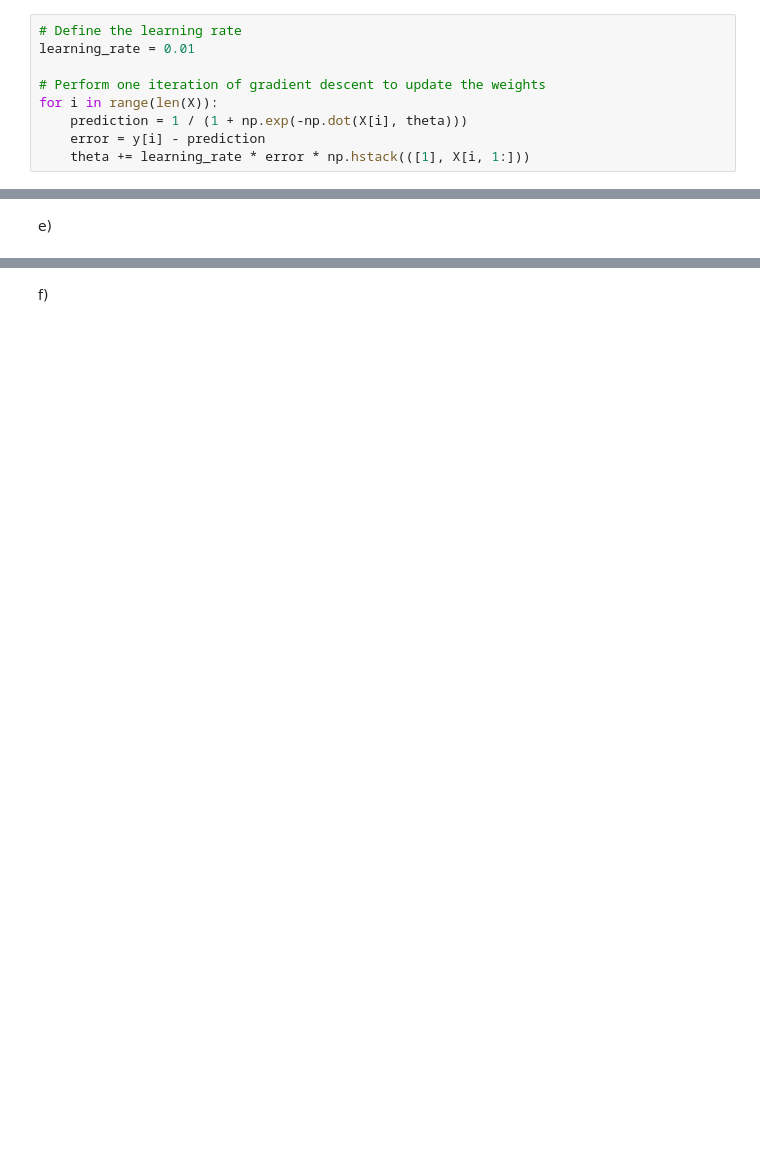
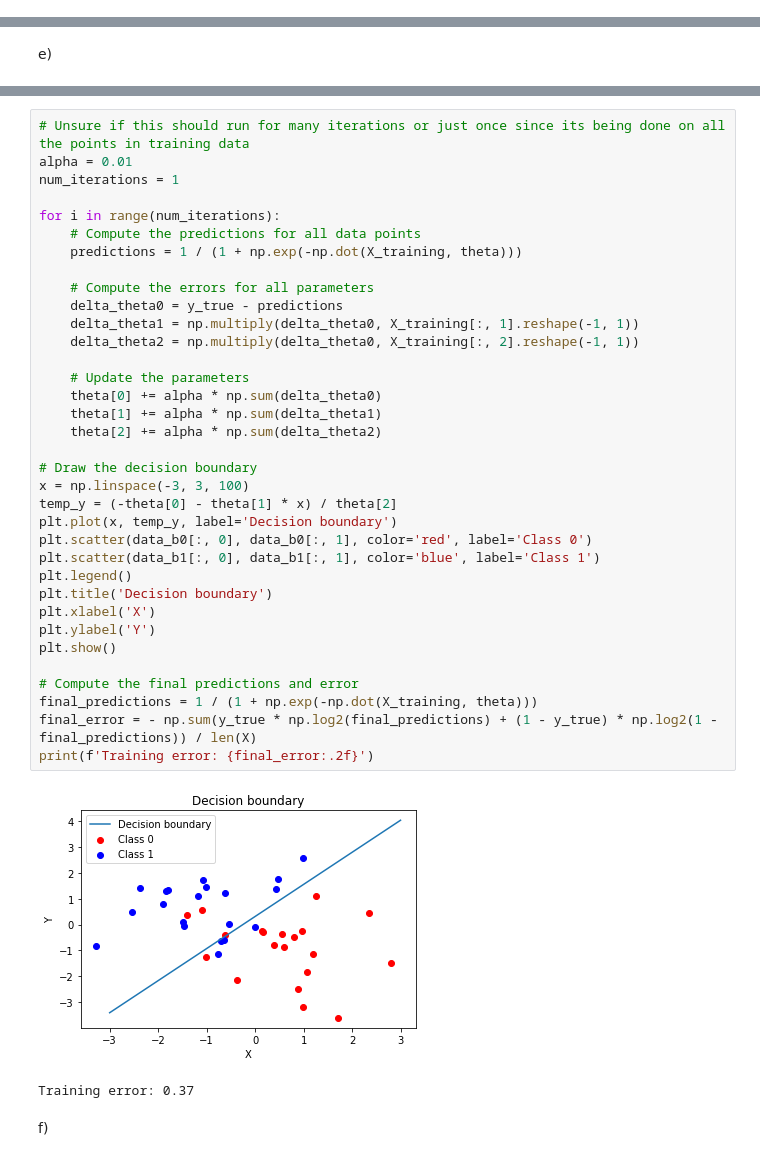
Before and after one commit to muaazbassa/COMS3007A-Machine-Learning, a Jupyter notebook: 5. ML Logistic Regression Tutorial/Logistic Regression.ipynb, the cells around one changed output, grey strips where cells are left out. Cells and saved outputs as stored; diff of their text form; blank space fills up the shorter version.

Commit message:
ITS DONE!!!

```diff
--- a/5. ML Logistic Regression Tutorial/Logistic Regression.ipynb
+++ b/5. ML Logistic Regression Tutorial/Logistic Regression.ipynb
@@ -210,11 +215,2 @@ Error of random classifier: 33.12
 # %% [markdown]
 c)
-# %%
-# Define the learning rate
-learning_rate = 0.01
-
-# Perform one iteration of gradient descent to update the weights
-for i in range(len(X)):
-    prediction = 1 / (1 + np.exp(-np.dot(X[i], theta)))
-    error = y[i] - prediction
-    theta += learning_rate * error * np.hstack(([1], X[i, 1:]))
@@ -349,2 +253,40 @@ ValueError: shapes (3,) and (2,) not aligned: 3 (dim 0) != 2 (dim 0)
+# %%
+# Unsure if this should run for many iterations or just once since its being done on all the points in training data
+alpha = 0.01
+num_iterations = 1
+
+for i in range(num_iterations):
+    # Compute the predictions for all data points
+    predictions = 1 / (1 + np.exp(-np.dot(X_training, theta)))
+
+    # Compute the errors for all parameters
+    delta_theta0 = y_true - predictions
+    delta_theta1 = np.multiply(delta_theta0, X_training[:, 1].reshape(-1, 1))
+    delta_theta2 = np.multiply(delta_theta0, X_training[:, 2].reshape(-1, 1))
+
+    # Update the parameters
+    theta[0] += alpha * np.sum(delta_theta0)
+    theta[1] += alpha * np.sum(delta_theta1)
+    theta[2] += alpha * np.sum(delta_theta2)
+
+# Draw the decision boundary
+x = np.linspace(-3, 3, 100)
+temp_y = (-theta[0] - theta[1] * x) / theta[2]
+plt.plot(x, temp_y, label='Decision boundary')
+plt.scatter(data_b0[:, 0], data_b0[:, 1], color='red', label='Class 0')
+plt.scatter(data_b1[:, 0], data_b1[:, 1], color='blue', label='Class 1')
+plt.legend()
+plt.title('Decision boundary')
+plt.xlabel('X')
+plt.ylabel('Y')
+plt.show()
+
+# Compute the final predictions and error
+final_predictions = 1 / (1 + np.exp(-np.dot(X_training, theta)))
+final_error = - np.sum(y_true * np.log2(final_predictions) + (1 - y_true) * np.log2(1 - final_predictions)) / len(X)
+print(f'Training error: {final_error:.2f}')
+# %% [output]
+[figure, added]
+Training error: 0.37
 # %% [markdown]
 f)
```
Also changed, not shown: parts of 21 cells of this notebook.
